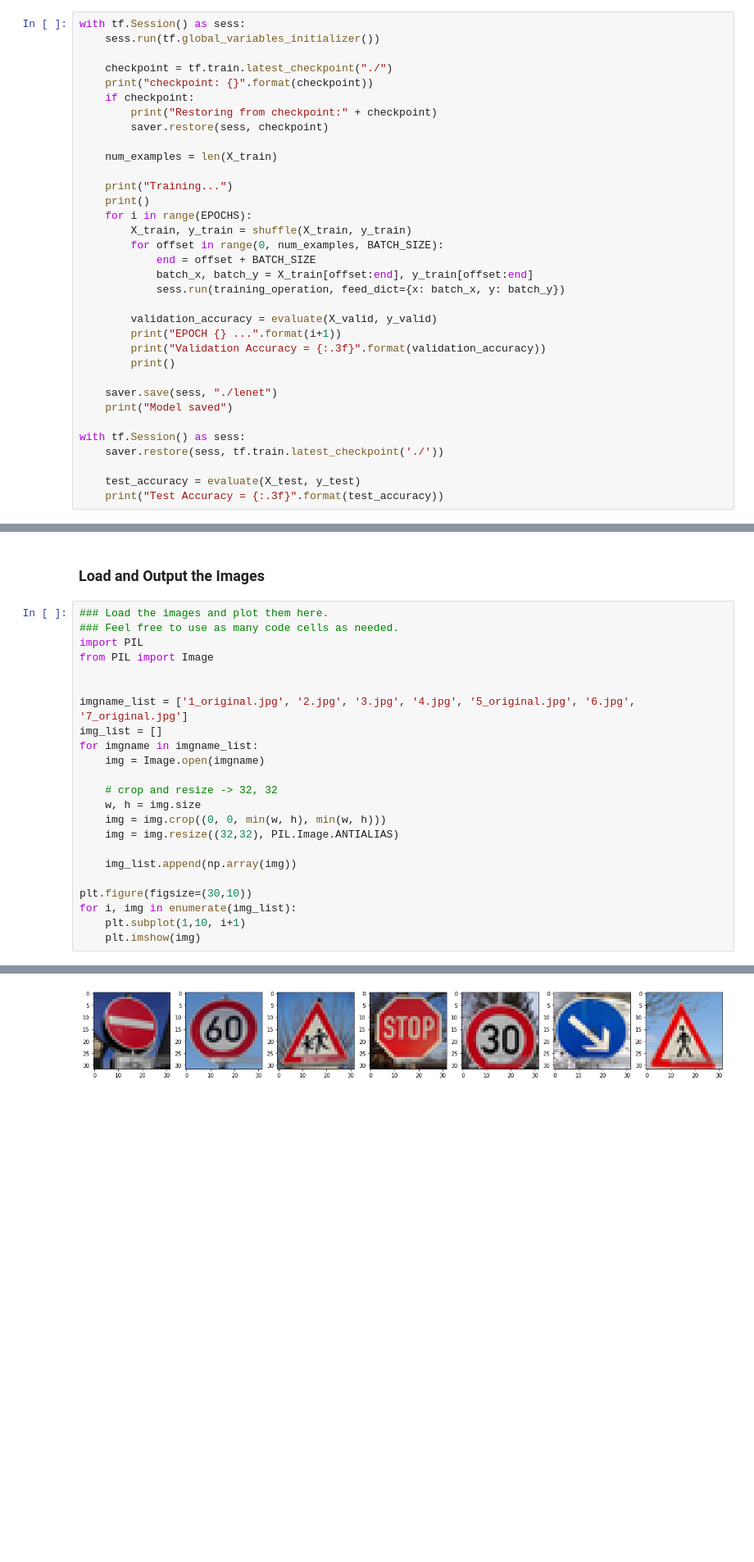
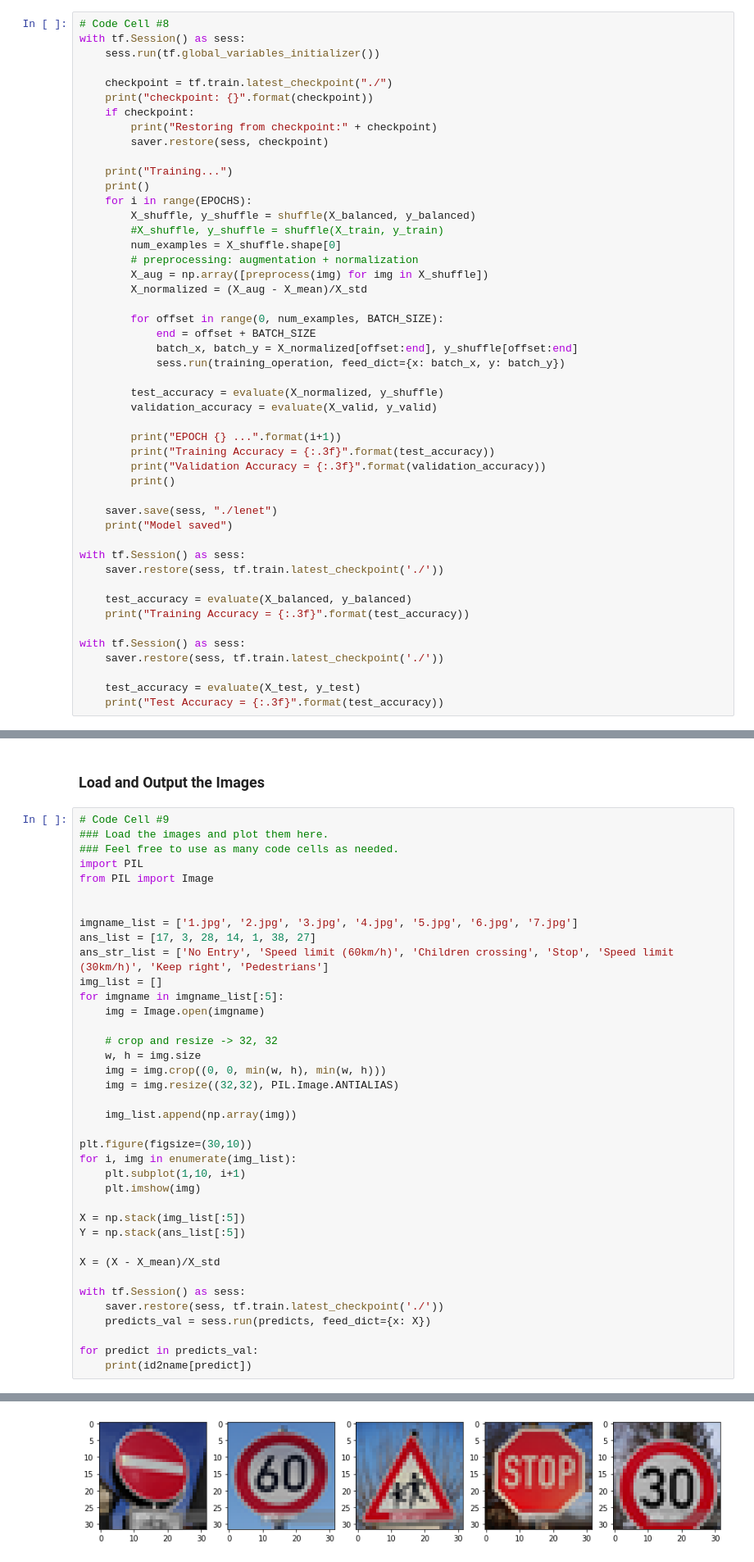
Before and after one commit to stereoboy/CarND-Traffic-Sign-Classifier-Project, a Jupyter notebook: Traffic_Sign_Classifier.ipynb, the cells around one changed output, grey strips where cells are left out. Shown: that part at 82% size. Drawn from its saved outputs; the diff is of its cells as text; blank space fills up the shorter version.

```diff
--- a/Traffic_Sign_Classifier.ipynb
+++ b/Traffic_Sign_Classifier.ipynb
@@ -292,6 +408,7 @@ correct_prediction = tf.equal(tf.argmax(logits, 1), tf.argmax(one_hot_y, 1))
 accuracy_operation = tf.reduce_mean(tf.cast(correct_prediction, tf.float32))
 saver = tf.train.Saver()
 # %%
+# Code Cell #8
 with tf.Session() as sess:
     sess.run(tf.global_variables_initializer())
 
@@ -301,19 +418,26 @@ with tf.Session() as sess:
         print("Restoring from checkpoint:" + checkpoint)
         saver.restore(sess, checkpoint)
 
-    num_examples = len(X_train)
-
     print("Training...")
     print()
     for i in range(EPOCHS):
-        X_train, y_train = shuffle(X_train, y_train)
+        X_shuffle, y_shuffle = shuffle(X_balanced, y_balanced)
+        #X_shuffle, y_shuffle = shuffle(X_train, y_train)
+        num_examples = X_shuffle.shape[0]
+        # preprocessing: augmentation + normalization
+        X_aug = np.array([preprocess(img) for img in X_shuffle])
+        X_normalized = (X_aug - X_mean)/X_std
+
         for offset in range(0, num_examples, BATCH_SIZE):
             end = offset + BATCH_SIZE
-            batch_x, batch_y = X_train[offset:end], y_train[offset:end]
+            batch_x, batch_y = X_normalized[offset:end], y_shuffle[offset:end]
             sess.run(training_operation, feed_dict={x: batch_x, y: batch_y})
 
+        test_accuracy = evaluate(X_normalized, y_shuffle)
         validation_accuracy = evaluate(X_valid, y_valid)
+
         print("EPOCH {} ...".format(i+1))
+        print("Training Accuracy = {:.3f}".format(test_accuracy))
         print("Validation Accuracy = {:.3f}".format(validation_accuracy))
         print()
 
@@ -323,6 +447,12 @@ with tf.Session() as sess:
 with tf.Session() as sess:
     saver.restore(sess, tf.train.latest_checkpoint('./'))
 
+    test_accuracy = evaluate(X_balanced, y_balanced)
+    print("Training Accuracy = {:.3f}".format(test_accuracy))
+
+with tf.Session() as sess:
+    saver.restore(sess, tf.train.latest_checkpoint('./'))
+
     test_accuracy = evaluate(X_test, y_test)
     print("Test Accuracy = {:.3f}".format(test_accuracy))
 # %% [output]
@@ -354,15 +484,18 @@ You may find `signnames.csv` useful as it contains mappings from the class id (i
 # %% [markdown]
 ### Load and Output the Images
 # %%
+# Code Cell #9
 ### Load the images and plot them here.
 ### Feel free to use as many code cells as needed.
 import PIL
 from PIL import Image
 
 
-imgname_list = ['1_original.jpg', '2.jpg', '3.jpg', '4.jpg', '5_original.jpg', '6.jpg', '7_original.jpg']
+imgname_list = ['1.jpg', '2.jpg', '3.jpg', '4.jpg', '5.jpg', '6.jpg', '7.jpg']
+ans_list = [17, 3, 28, 14, 1, 38, 27]
+ans_str_list = ['No Entry', 'Speed limit (60km/h)', 'Children crossing', 'Stop', 'Speed limit (30km/h)', 'Keep right', 'Pedestrians']
 img_list = []
-for imgname in imgname_list:
+for imgname in imgname_list[:5]:
     img = Image.open(imgname)
 
     # crop and resize -> 32, 32
@@ -376,4 +509,16 @@ plt.figure(figsize=(30,10))
 for i, img in enumerate(img_list):
     plt.subplot(1,10, i+1)
     plt.imshow(img)
+
+X = np.stack(img_list[:5])
+Y = np.stack(ans_list[:5])
+
+X = (X - X_mean)/X_std
+
+with tf.Session() as sess:
+    saver.restore(sess, tf.train.latest_checkpoint('./'))
+    predicts_val = sess.run(predicts, feed_dict={x: X})
+
+for predict in predicts_val:
+    print(id2name[predict])
 # %% [output]
@@ -380 +530 @@ for i, img in enumerate(img_list):
-[figure, old version]
+[figure, new version]
```
Also changed, not shown: parts of 17 cells of this notebook, 10 other files.
